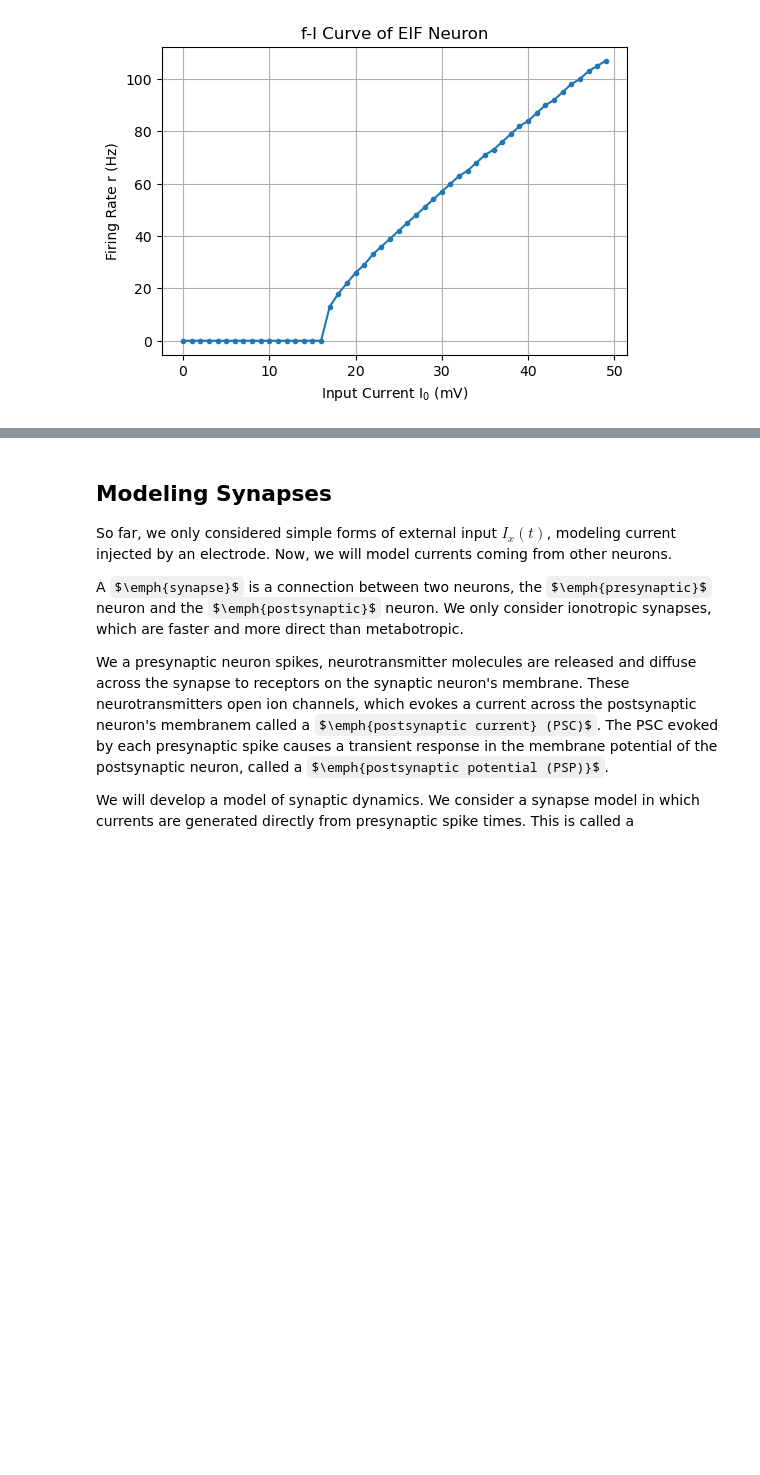
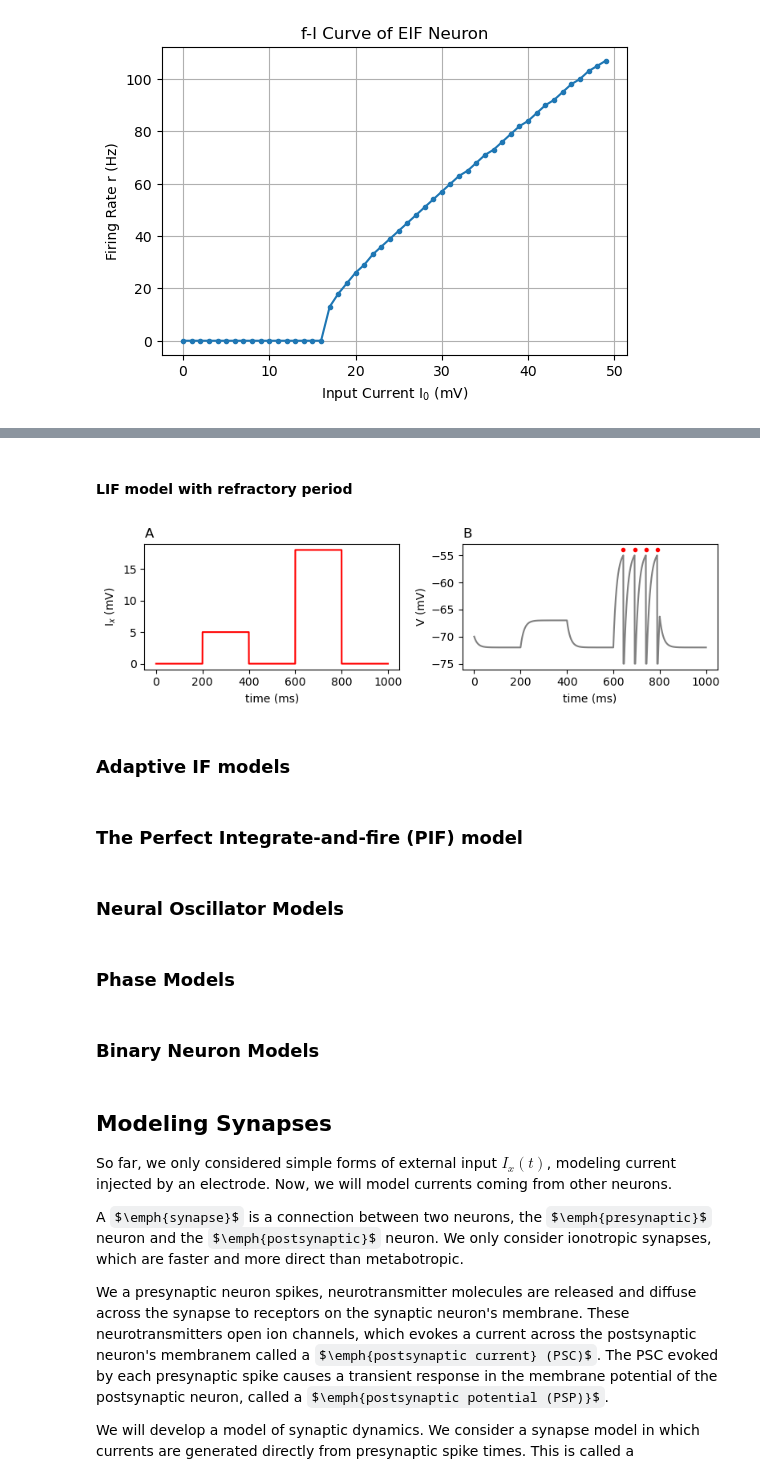
Before and after one commit to yuesha-yc/ModelingNeuralCircuits, a Jupyter notebook: NeuralDynamics.ipynb, the cells around one changed output, grey strips where cells are left out. Saved outputs shown, nothing was run; the diff lists cells and outputs as text; code cells hidden in the pictures; some formulas as TeX source; blank space fills up the shorter version.

Commit message:
LIF and refractory periods

```diff
--- a/NeuralDynamics.ipynb
+++ b/NeuralDynamics.ipynb
@@ -513,3 +674,74 @@ plt.show()
+# %% [markdown]
+#### LIF model with refractory period
+# %%
+# Time
+t_0 = 0.0
+T_end = 1000
+h = 0.1
+steps = int((T_end-t0)/h)
+T = np.linspace(t_0, t_0 + steps * h, steps + 1)
+
+# Neuron parameters
+N = 1 # one neuron
+E_L = -72
+tau_m = 15
+V_th = 5
+V_re = -75
+V_T = -55
+D = 2
+tau_re = 3 # refractory period in ms
+
+# Initial conditions
+V0 = -70
+I_x=np.zeros_like(T)
+I_x[(T>=200) & (T<=400)]=5
+I_x[(T>=600) & (T<=800)]=18
+
+# Initialize voltage
+V = np.zeros((steps + 1, N)) if N > 1 else np.zeros(steps + 1)
+V[0] = V0
+
+# Statistics storage
+SpikeTimes = np.array([])
+
+n = 0
+while n < steps:
+    V[n + 1] = V[n] + h * (- V[n] + E_L + I_x[n]) / tau_m
+    if V[n + 1] >= V_T:
+        V[n + 1] = V_re
+        SpikeTimes = np.append(SpikeTimes, T[n+1])
+        for k in range(1, int(tau_re/h)+1):
+            V[n + 1 + k] = V_re
+        n += int(tau_re/h)
+    n += 1
+
+plt.subplots(1,2,figsize=(8, 2.5))
+
+plt.subplot(1,2,1)
+plt.plot(T,I_x,color='r')
+plt.xlabel('time (ms)')
+plt.ylabel('I$_x$ (mV)')
+plt.title('A',loc='left')
+
+plt.subplot(1,2,2)
+plt.plot(T,V,color='gray')
+plt.plot(SpikeTimes,V_T+1+0*SpikeTimes,'ro')
+plt.xlabel('time (ms)')
+plt.ylabel('V (mV)')
+plt.title('B',loc='left')
+plt.tight_layout()
+# %% [output]
+[figure, added]
+# %% [markdown]
+### Adaptive IF models
+# %% [markdown]
+### The Perfect Integrate-and-fire (PIF) model
+# %% [markdown]
+### Neural Oscillator Models
+# %% [markdown]
+### Phase Models
+# %% [markdown]
+### Binary Neuron Models
 # %% [markdown]
 ## Modeling Synapses
 
```
Also changed, not shown: parts of 11 cells of this notebook.
